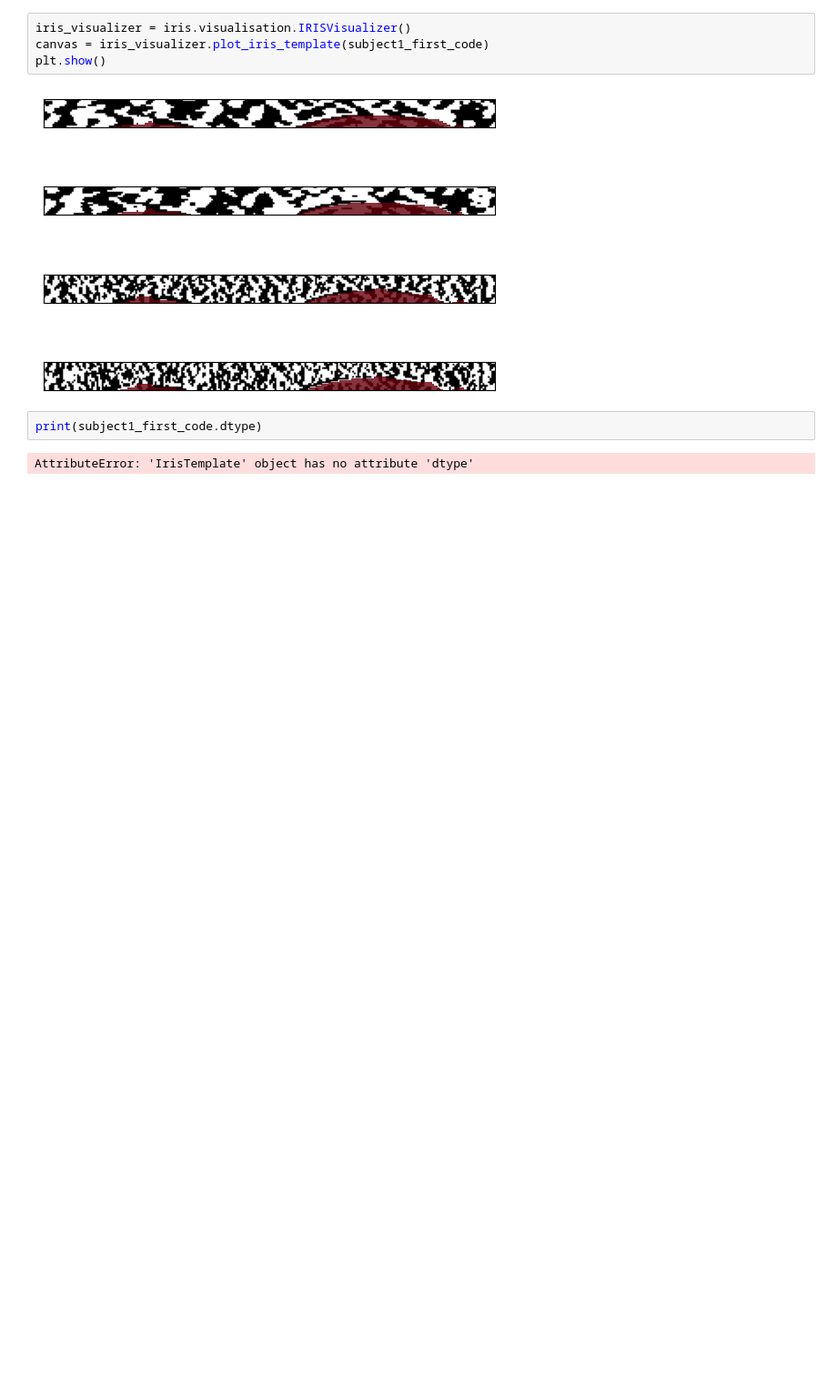
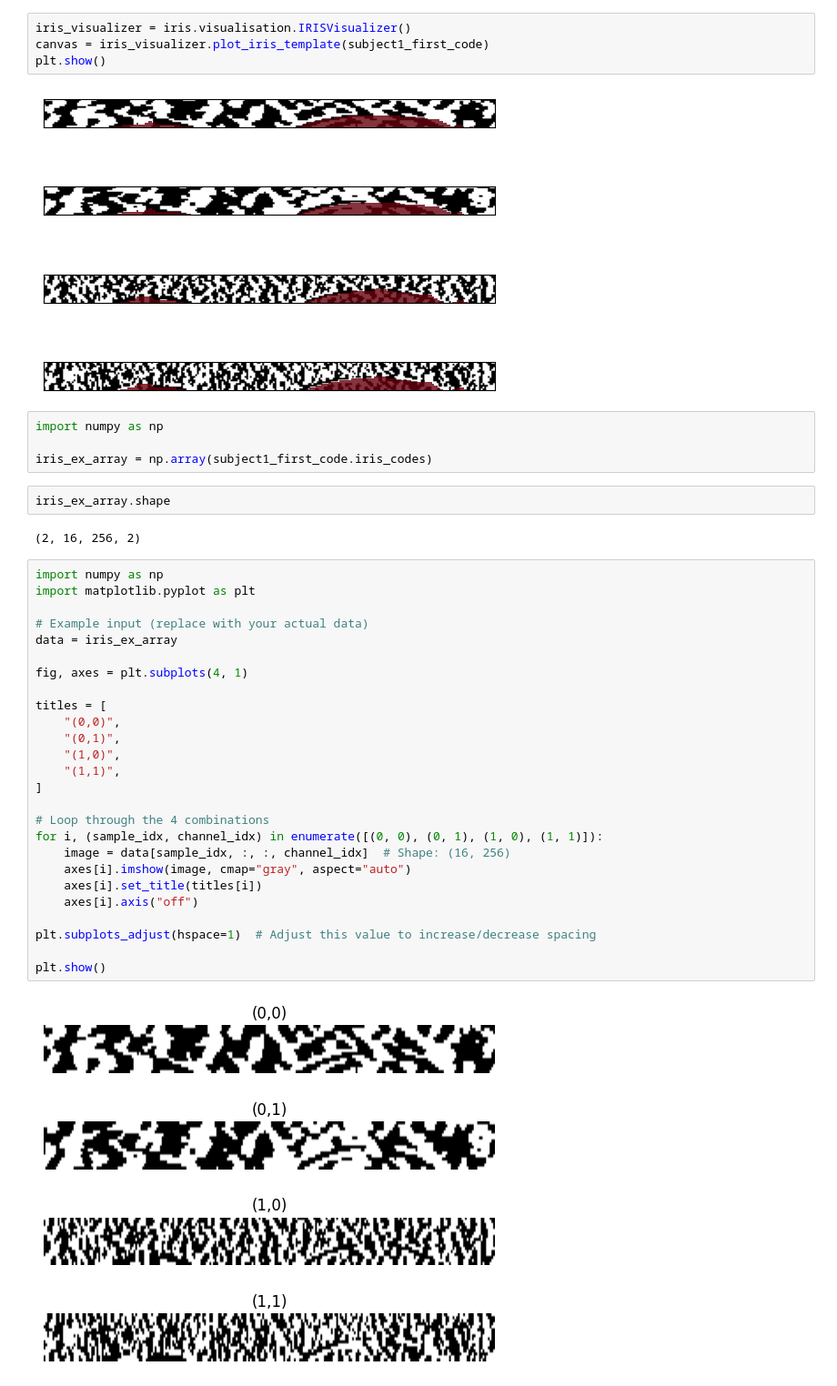
Before and after one commit to Pantarat/open-iris-pantarat, a Jupyter notebook: colab/resolution.ipynb, the cells around one changed output. Shown: that part at 91% size. Drawn from its saved outputs; the diff is of its cells as text; blank space fills up the shorter version.

```diff
--- a/colab/resolution.ipynb
+++ b/colab/resolution.ipynb
@@ -46,6 +62,38 @@ plt.show()
 # %% [output]
 [figure]
 # %%
-print(subject1_first_code.dtype)
+import numpy as np
+
+iris_ex_array = np.array(subject1_first_code.iris_codes)
-# %% [output]
-AttributeError: 'IrisTemplate' object has no attribute 'dtype'
+# %%
+iris_ex_array.shape
+# %% [output]
+(2, 16, 256, 2)
+# %%
+import numpy as np
+import matplotlib.pyplot as plt
+
+# Example input (replace with your actual data)
+data = iris_ex_array
+
+fig, axes = plt.subplots(4, 1)
+
+titles = [
+    "(0,0)",
+    "(0,1)",
+    "(1,0)",
+    "(1,1)",
+]
+
+# Loop through the 4 combinations
+for i, (sample_idx, channel_idx) in enumerate([(0, 0), (0, 1), (1, 0), (1, 1)]):
+    image = data[sample_idx, :, :, channel_idx]  # Shape: (16, 256)
+    axes[i].imshow(image, cmap="gray", aspect="auto")
+    axes[i].set_title(titles[i])
+    axes[i].axis("off")
+
+plt.subplots_adjust(hspace=1)  # Adjust this value to increase/decrease spacing
+
+plt.show()
+# %% [output]
+[figure, added]
```
Also changed, not shown: parts of 1 cell of this notebook.
